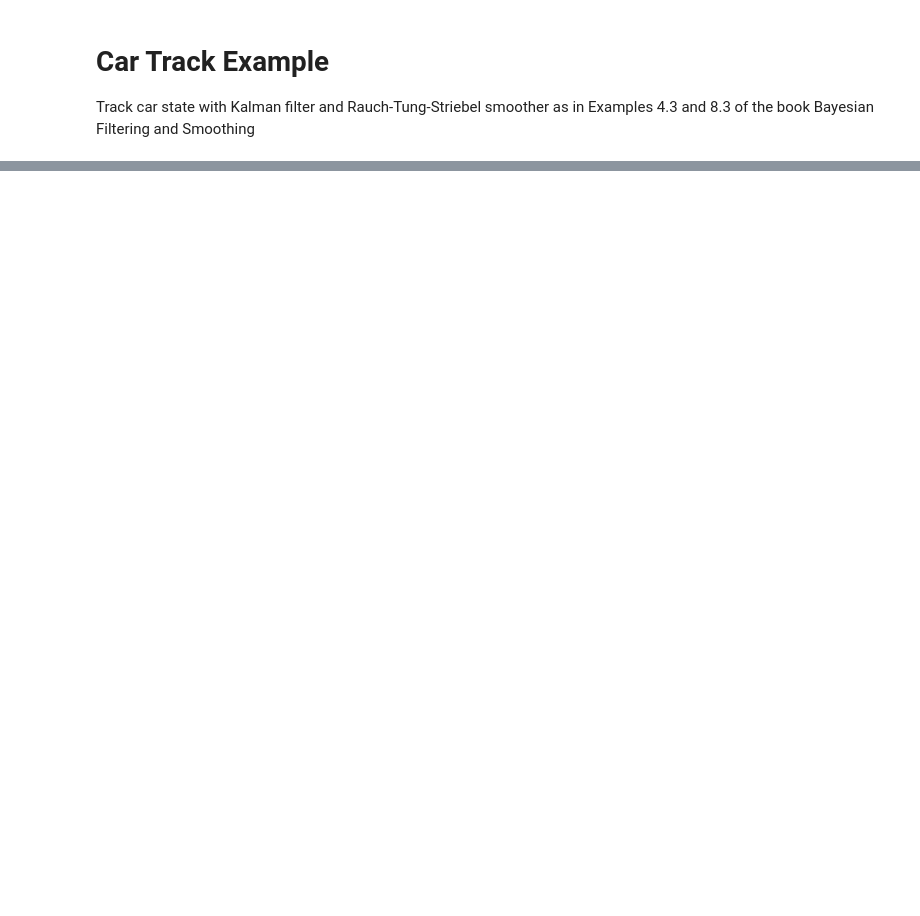
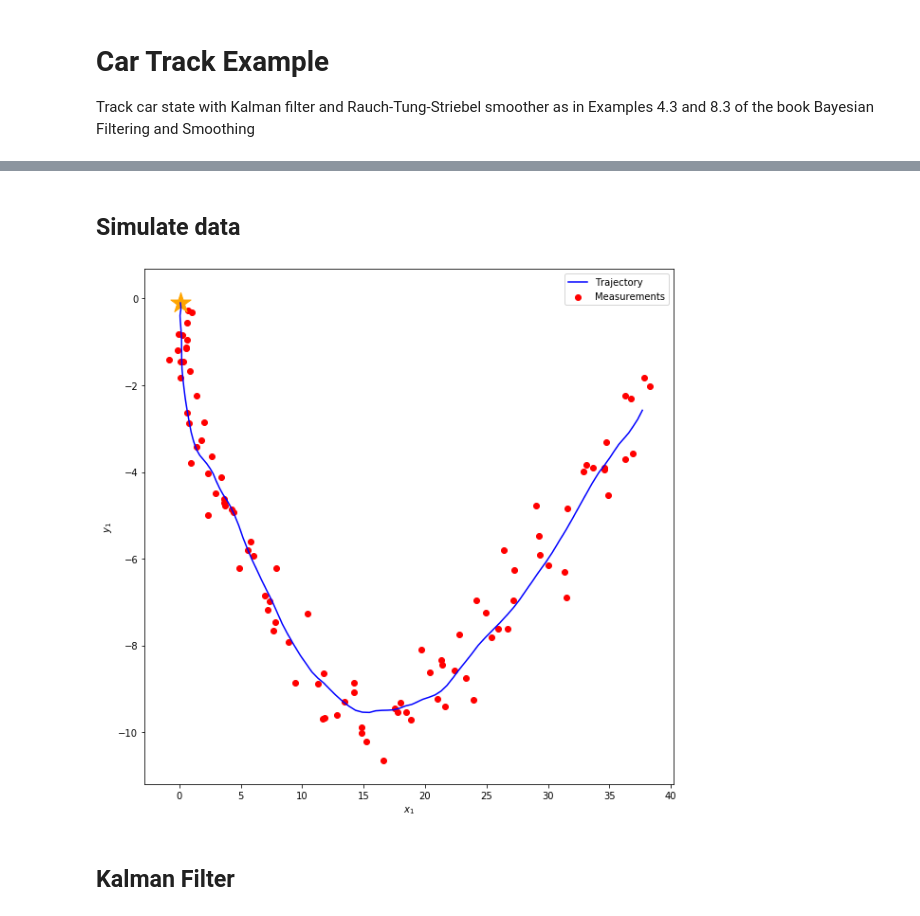
Before and after one commit to EEA-sensors/Bayesian-Filtering-and-Smoothing, a Jupyter notebook: python/example_notebooks/car_track.ipynb, the cells around one changed output, grey strips where cells are left out. Cells and saved outputs as stored; diff of their text form; code cells hidden in the pictures; blank space fills up the shorter version.

```diff
--- a/python/example_notebooks/car_track.ipynb
+++ b/python/example_notebooks/car_track.ipynb
@@ -14,0 +60,24 @@ os.getcwd()
+# %%
+H = np.eye(N, M)
+# H = [[1, 0, 0, 0],
+#      [0, 1, 0, 0]]
+# %%
+R = np.eye(2) * s ** 2
+# R = [[s^2, 0],
+#      [0, s^2]]
+# %%
+m_0 = np.array([0., 0., 1., -1.])
+P_0 = np.eye(M)
+# %% [markdown]
+## Simulate data
+# %%
+random_state = RandomState(33)
+steps = 100
+
+states, observations = generate_ssm(m_0, A, Q, H, R, steps, random_state)
+# %%
+plot(observations, states, "Trajectory")
+# %% [output]
+[figure, added]
+# %% [markdown]
+## Kalman Filter
```
Also changed, not shown: parts of 24 cells of this notebook.
